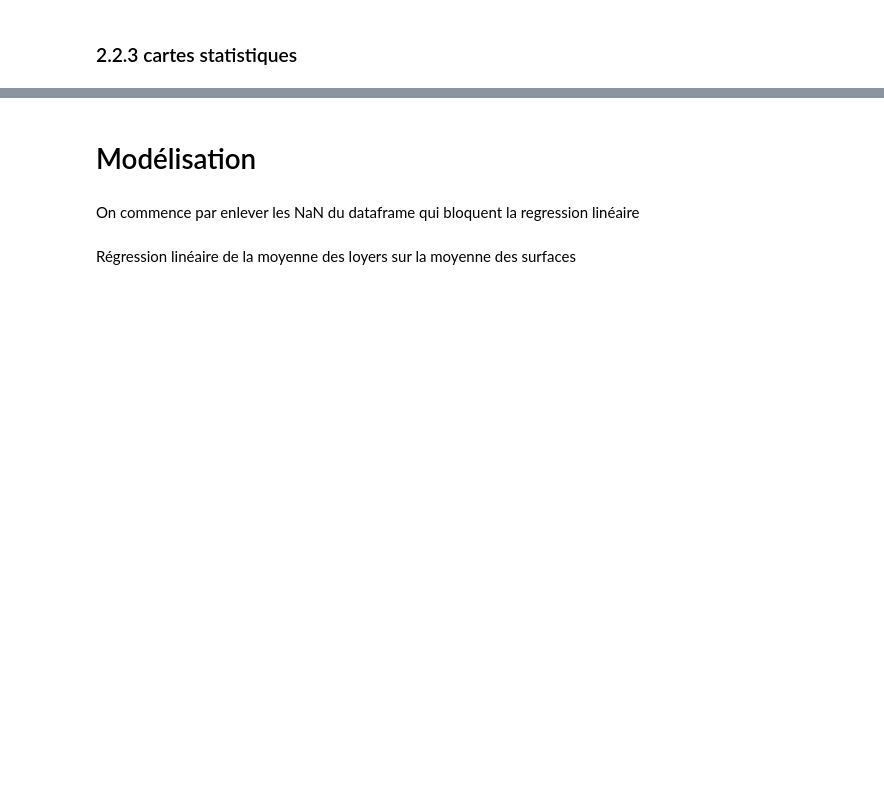
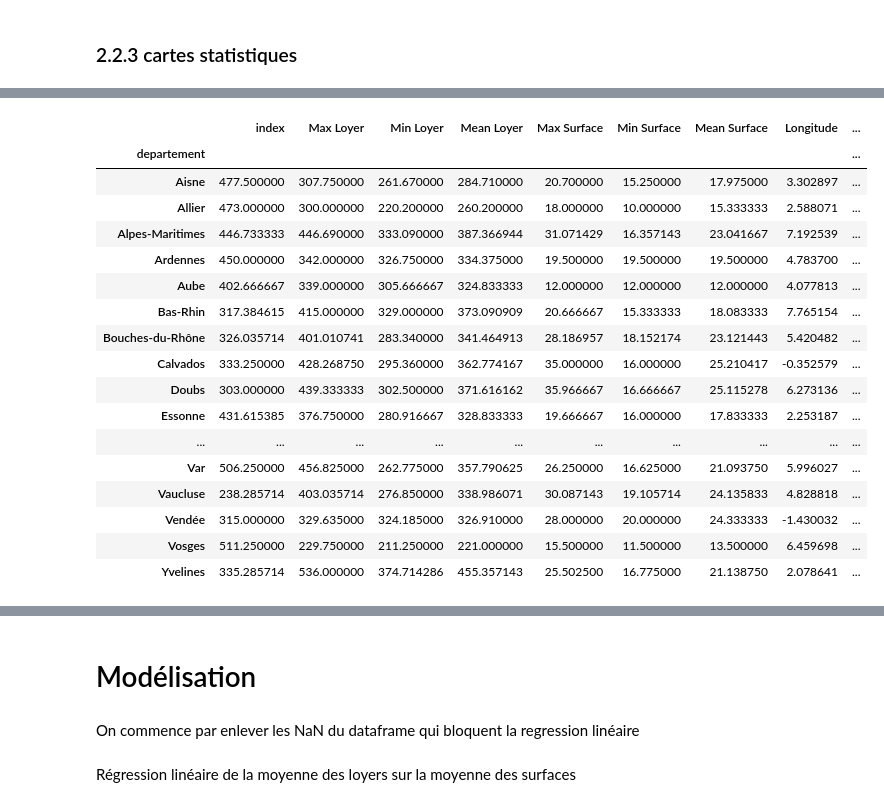
Before and after one commit to Simgnt/La-loi-du-Crous, a Jupyter notebook: Projet_final_with_maps_3_Simon.ipynb, the cells around one changed output, grey strips where cells are left out. Cells and saved outputs as stored; diff of their text form; code cells hidden in the pictures; blank space fills up the shorter version.

```diff
--- a/Projet_final_with_maps_3_Simon.ipynb
+++ b/Projet_final_with_maps_3_Simon.ipynb
@@ -400,3 +501,24 @@ gpd_mean_wout_nan = gpd_mean[gpd_mean['prix_par_m2_mean'] > 1]
+# %%
+gpd_mean_wout_nan
+# %% [output]
+|  | index | Max Loyer | Min Loyer | Mean Loyer | Max Surface | Min Surface | Mean Surface | Longitude | ... |
+| departement |  |  |  |  |  |  |  |  | ... |
+| Aisne | 477.500000 | 307.750000 | 261.670000 | 284.710000 | 20.700000 | 15.250000 | 17.975000 | 3.302897 | ... |
+| Allier | 473.000000 | 300.000000 | 220.200000 | 260.200000 | 18.000000 | 10.000000 | 15.333333 | 2.588071 | ... |
+| Alpes-Maritimes | 446.733333 | 446.690000 | 333.090000 | 387.366944 | 31.071429 | 16.357143 | 23.041667 | 7.192539 | ... |
+| Ardennes | 450.000000 | 342.000000 | 326.750000 | 334.375000 | 19.500000 | 19.500000 | 19.500000 | 4.783700 | ... |
+| Aube | 402.666667 | 339.000000 | 305.666667 | 324.833333 | 12.000000 | 12.000000 | 12.000000 | 4.077813 | ... |
+| Bas-Rhin | 317.384615 | 415.000000 | 329.000000 | 373.090909 | 20.666667 | 15.333333 | 18.083333 | 7.765154 | ... |
+| Bouches-du-Rhône | 326.035714 | 401.010741 | 283.340000 | 341.464913 | 28.186957 | 18.152174 | 23.121443 | 5.420482 | ... |
+| Calvados | 333.250000 | 428.268750 | 295.360000 | 362.774167 | 35.000000 | 16.000000 | 25.210417 | -0.352579 | ... |
+| Doubs | 303.000000 | 439.333333 | 302.500000 | 371.616162 | 35.966667 | 16.666667 | 25.115278 | 6.273136 | ... |
+| Essonne | 431.615385 | 376.750000 | 280.916667 | 328.833333 | 19.666667 | 16.000000 | 17.833333 | 2.253187 | ... |
+| ... | ... | ... | ... | ... | ... | ... | ... | ... | ... |
+| Var | 506.250000 | 456.825000 | 262.775000 | 357.790625 | 26.250000 | 16.625000 | 21.093750 | 5.996027 | ... |
+| Vaucluse | 238.285714 | 403.035714 | 276.850000 | 338.986071 | 30.087143 | 19.105714 | 24.135833 | 4.828818 | ... |
+| Vendée | 315.000000 | 329.635000 | 324.185000 | 326.910000 | 28.000000 | 20.000000 | 24.333333 | -1.430032 | ... |
+| Vosges | 511.250000 | 229.750000 | 211.250000 | 221.000000 | 15.500000 | 11.500000 | 13.500000 | 6.459698 | ... |
+| Yvelines | 335.285714 | 536.000000 | 374.714286 | 455.357143 | 25.502500 | 16.775000 | 21.138750 | 2.078641 | ... |
 # %%
 fig, ax = plt.subplots(figsize=(24, 18))
 France.plot(ax =ax, edgecolor='darkgrey', facecolor='lightgrey')
```
Also changed, not shown: parts of 29 cells of this notebook.
